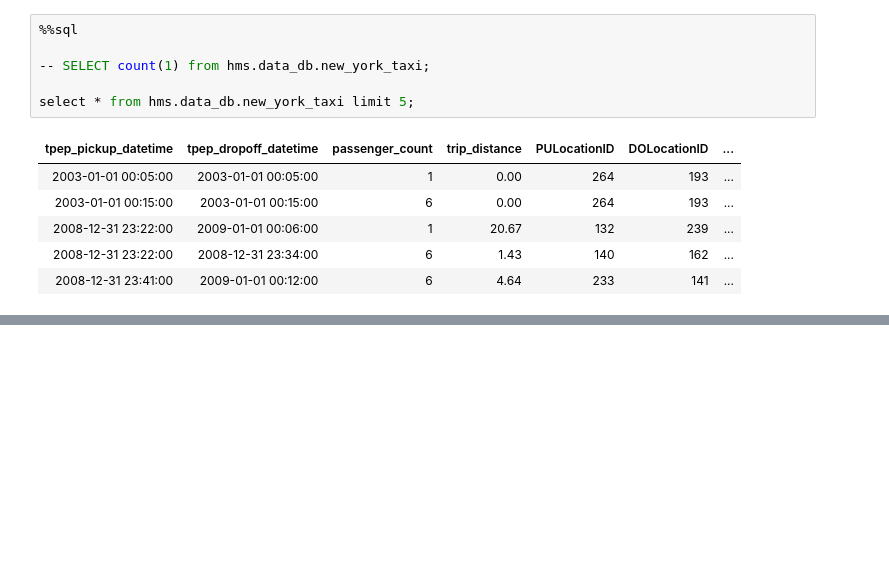
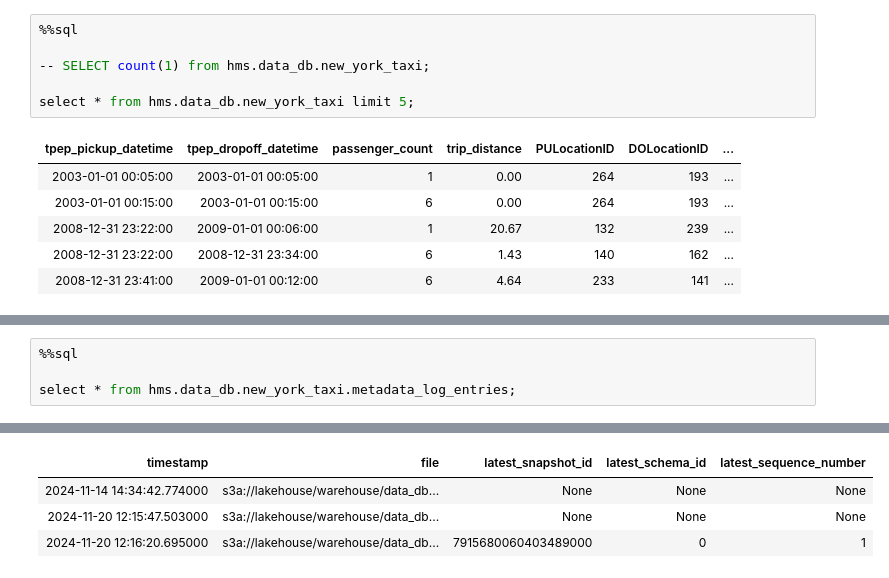
Before and after one commit to atifiu/iceberg_spark_trino, a Jupyter notebook: notebooks/Spark_new_york_ETL.ipynb, the cells around one changed output, grey strips where cells are left out. Drawn from its saved outputs; the diff is of its cells as text; blank space fills up the shorter version.

```diff
--- a/notebooks/Spark_new_york_ETL.ipynb
+++ b/notebooks/Spark_new_york_ETL.ipynb
@@ -143,0 +181,5 @@ select * from hms.data_db.new_york_taxi.snapshots;
+# %%
+%%sql
+
+select * from hms.data_db.new_york_taxi.metadata_log_entries;
+# %% [output]
@@ -143,0 +187,4 @@ select * from hms.data_db.new_york_taxi.snapshots;
+| timestamp | file | latest_snapshot_id | latest_schema_id | latest_sequence_number |
+| 2024-11-14 14:34:42.774000 | s3a://lakehouse/warehouse/data_db... | None | None | None |
+| 2024-11-20 12:15:47.503000 | s3a://lakehouse/warehouse/data_db... | None | None | None |
+| 2024-11-20 12:16:20.695000 | s3a://lakehouse/warehouse/data_db... | 7915680060403489000 | 0 | 1 |
```
Also changed, not shown: parts of 9 cells of this notebook, 2 other files.
